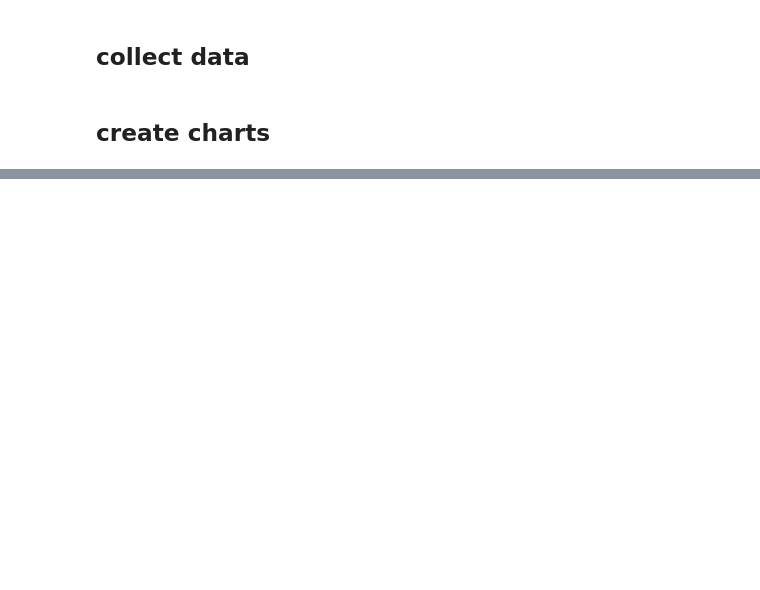
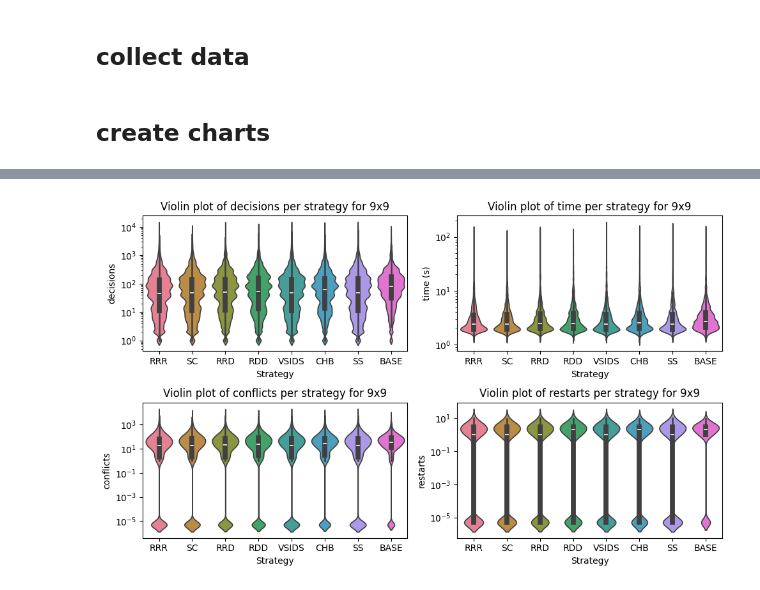
Before and after one commit to WouterBesse/SATSolver, a Jupyter notebook: stats.ipynb, the cells around one changed output, grey strips where cells are left out. Drawn from its saved outputs; the diff is of its cells as text; code cells hidden in the pictures; blank space fills up the shorter version.

```diff
--- a/stats.ipynb
+++ b/stats.ipynb
@@ -17,7 +17,7 @@ allnames = []
 
 runs = api.runs(
     'wouterbesse/sudoku-solver',
-    {"$and": [ {"tags": '9'} ]},
+    {"$and": [ {"tags": '16'} ]},
 )
 names = ['A', 'B', 'C', 'D', 'E', 'F', 'G', 'H', 'I']
 i = 0
@@ -26,14 +26,14 @@ with tqdm(runs) as pbar:
         pbar.set_description(run.name)
         try:
 
-            curdecisions = run.history(samples=1000)["decisions"]
+            curdecisions = run.history(samples=100)["decisions"][0:98]
             decisions.extend(curdecisions)
             name: list[str] = [run.name] * len(curdecisions)
             allnames.extend(name)
-            timers.extend(run.history(samples=1000)["time"])
-            conflicts.extend(run.history(samples=1000)["conflicts"])
-            restarts.extend(run.history(samples=1000)["restarts"])
-            successes.extend(run.history(samples=1000)["success"])
+            timers.extend(run.history(samples=100)["time"][0:98])
+            conflicts.extend(run.history(samples=100)["conflicts"][0:98])
+            restarts.extend(run.history(samples=100)["restarts"][0:98])
+            successes.extend(run.history(samples=100)["success"][0:98])
             i += 1
         except:
             print(run.name, run.config)
@@ -53,6 +53,6 @@ mydata = pd.DataFrame({
     'successes': successes
 })
 
-mydata.to_csv('./9x9stats.csv', index=False)
+mydata.to_csv('./16x16stats.csv', index=False)
 # %% [markdown]
 ## create charts
@@ -121,0 +59,73 @@ Passing `palette` without assigning `hue` is deprecated and will be removed in v
+# %%
+import seaborn as sns
+
+# create a violin plot for each measurement, in this violin plot all 8 algorithms are compared using seaborn
+names = {"9x9newrobinre": 'RRR',
+         '9x9newsnip': 'SC',
+         "9x9newrr": 'RRD',
+         "9x9newrandom": 'RDD',
+         "9x9newvsids": 'VSIDS',
+         "9x9newchb": 'CHB',
+         "9x9newsss": 'SS',
+         "9x9newranran": 'BASE',
+         }
+
+names2 = {"16x16robinre": 'RRR',
+         '16x16snip': 'SC',
+         "16x16rr": 'RRD',
+         "16x16random": 'RDD',
+         "16x16vsids": 'VSIDS',
+         "16x16chb": 'CHB',
+         "16x16sss": 'SS',
+         "16x16ranran": 'BASE'
+         }
+
+colors = sns.color_palette("husl", 8)
+
+# add a small number to all values to prevent log(0) errors
+mydata['decisions'] += 1e-6
+mydata['time'] += 1e-6
+mydata['conflicts'] += 1e-6
+mydata['restarts'] += 1e-6
+
+
+# create a violin plot for each measurement, make 4 subplots where they fit in
+fig, axes = plt.subplots(2, 2, figsize=(10, 6))
+
+for ax, metric in zip(axes.flatten(), ['decisions', 'time', 'conflicts', 'restarts']):
+    sns.violinplot(data=mydata, x='names', y=metric, inner='box', order=names.keys(), palette=colors, bw_adjust=0.5, gridsize= 500, ax=ax, log_scale=True)
+    # sns.violinplot(data=mydata, x='names', y=metric, inner='box', order=names2.keys(), palette=colors, bw_adjust=0.5, gridsize= 500, ax=ax, log_scale=True)
+    ax.set_xticklabels([names[name] for name in names.keys()])
+    ax.set_title(f"Violin plot of {metric} per strategy for 9x9")
+    if metric == 'time':
+        ax.set_ylabel(f'{metric} (s)')
+    else:
+        ax.set_ylabel(f'{metric}')
+    # ax.set_yscale('log')
+    # if metric == 'decisions':
+    #     ax.set_ylim(1e-0, 1e2)
+    # elif metric == 'time':
+    #     ax.set_ylim(1e-0, 3)
+    # elif metric == 'conflicts':
+    #     ax.set_ylim(1e-0, 1e1)
+    # elif metric == 'restarts':
+    #     ax.set_ylim(1e-2, 1)
+    ax.set_xlabel('Strategy')
+
+plt.tight_layout()
+plt.savefig(f'./violin_plots9.pdf', format='pdf')
+plt.show()
+
+
+
+
+# make a histogram of the time per strategy
+# plt.figure(figsize=(10, 6))
+# plt.title("Histogram of time per strategy")
+# plt.hist([mydata[mydata.names == name]['time'] for name in names.keys()], bins=20, label=[names[name] for name in names.keys()])
+# plt.ylabel('Frequency')
+# plt.xlabel('Time')
+# plt.legend()
+# # plt.savefig('./timehist.png')
+# plt.show()
+# %% [output]
@@ -121,0 +147 @@ Passing `palette` without assigning `hue` is deprecated and will be removed in v
+[figure, added]
```
Also changed, not shown: parts of 10 cells of this notebook, 1 other file.
